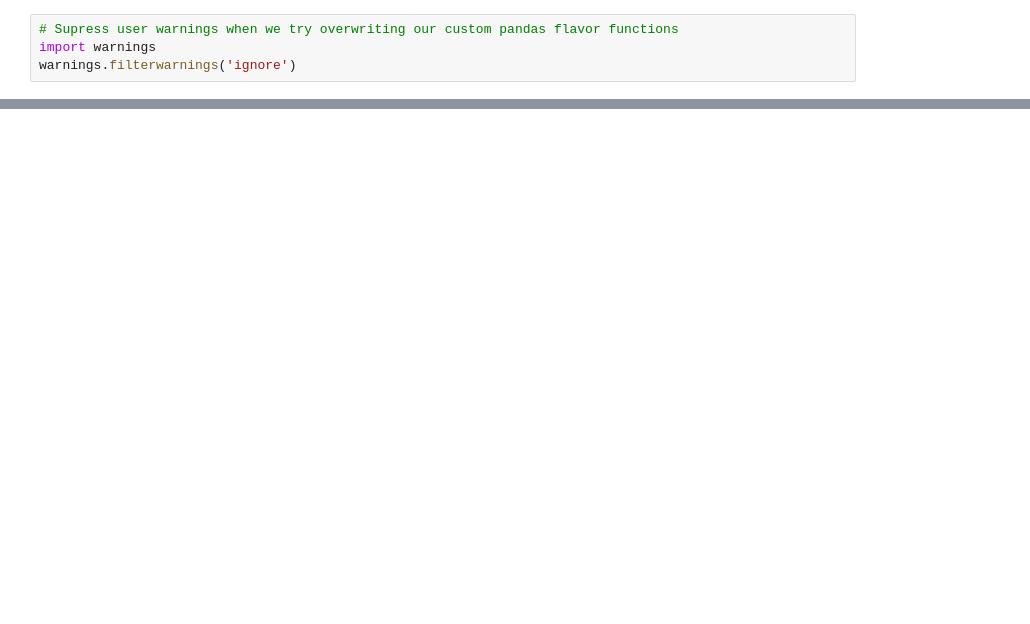
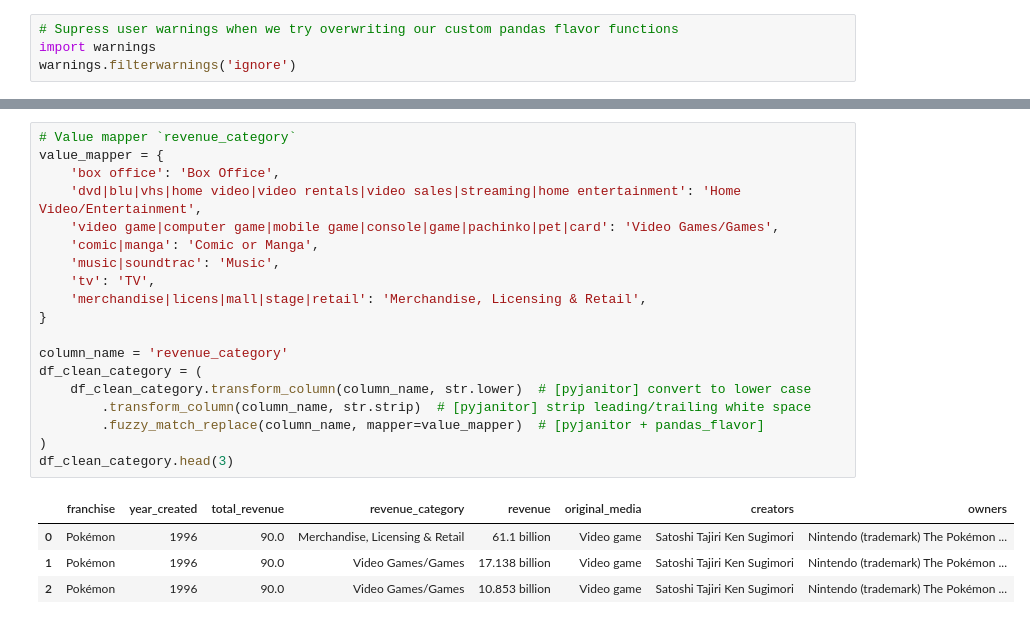
Before and after one commit to pyjanitor-devs/pyjanitor, a Jupyter notebook: examples/notebooks/medium_franchise.ipynb, the cells around one changed output, grey strips where cells are left out. Cells and saved outputs as stored; diff of their text form; blank space fills up the shorter version.

```diff
--- a/examples/notebooks/medium_franchise.ipynb
+++ b/examples/notebooks/medium_franchise.ipynb
@@ -252,0 +334,24 @@ df_clean = (
+# %%
+# Value mapper `revenue_category`
+value_mapper = {
+    'box office': 'Box Office',
+    'dvd|blu|vhs|home video|video rentals|video sales|streaming|home entertainment': 'Home Video/Entertainment',
+    'video game|computer game|mobile game|console|game|pachinko|pet|card': 'Video Games/Games',
+    'comic|manga': 'Comic or Manga',
+    'music|soundtrac': 'Music',
+    'tv': 'TV',
+    'merchandise|licens|mall|stage|retail': 'Merchandise, Licensing & Retail',
+}
+
+column_name = 'revenue_category'
+df_clean_category = (
+    df_clean_category.transform_column(column_name, str.lower)  # [pyjanitor] convert to lower case
+        .transform_column(column_name, str.strip)  # [pyjanitor] strip leading/trailing white space
+        .fuzzy_match_replace(column_name, mapper=value_mapper)  # [pyjanitor + pandas_flavor]
+)
+df_clean_category.head(3)
+# %% [output]
+|  | franchise | year_created | total_revenue | revenue_category | revenue | original_media | creators | owners |
+| 0 | Pokémon | 1996 | 90.0 | Merchandise, Licensing & Retail | 61.1 billion | Video game | Satoshi Tajiri Ken Sugimori | Nintendo (trademark) The Pokémon ... |
+| 1 | Pokémon | 1996 | 90.0 | Video Games/Games | 17.138 billion | Video game | Satoshi Tajiri Ken Sugimori | Nintendo (trademark) The Pokémon ... |
+| 2 | Pokémon | 1996 | 90.0 | Video Games/Games | 10.853 billion | Video game | Satoshi Tajiri Ken Sugimori | Nintendo (trademark) The Pokémon ... |
```
Also changed, not shown: parts of 44 cells of this notebook.
